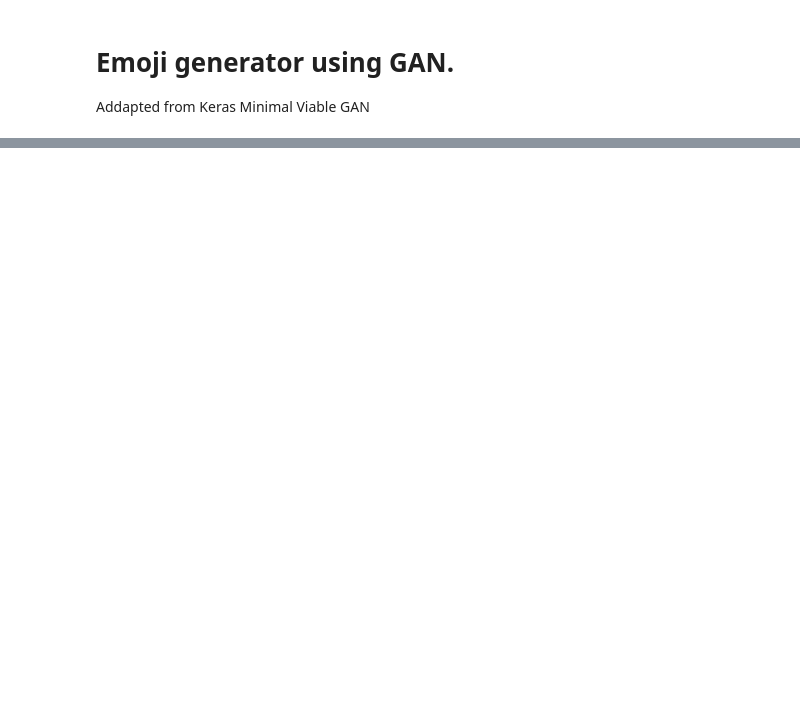
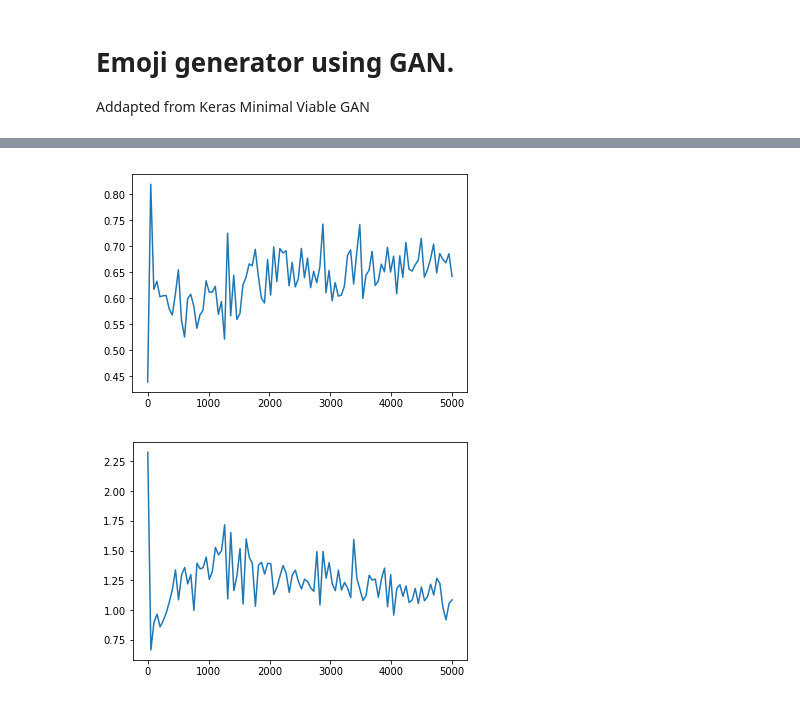
Before and after one commit to llpk79/emoji-gan, a Jupyter notebook: ganji.ipynb, the cells around one changed output, grey strips where cells are left out. Cells and saved outputs as stored; diff of their text form; code cells hidden in the pictures; blank space fills up the shorter version.

```diff
--- a/ganji.ipynb
+++ b/ganji.ipynb
@@ -251,3 +257,8 @@ ax.axis('off')
+# %%
+plot_losses(epochs, disc_loss, gen_loss)
+# %% [output]
+[figure, added]
+[figure, added]
 # %%
 from keras.models import load_model
 # %%
```
Also changed, not shown: parts of 14 cells of this notebook, 2 other files.
